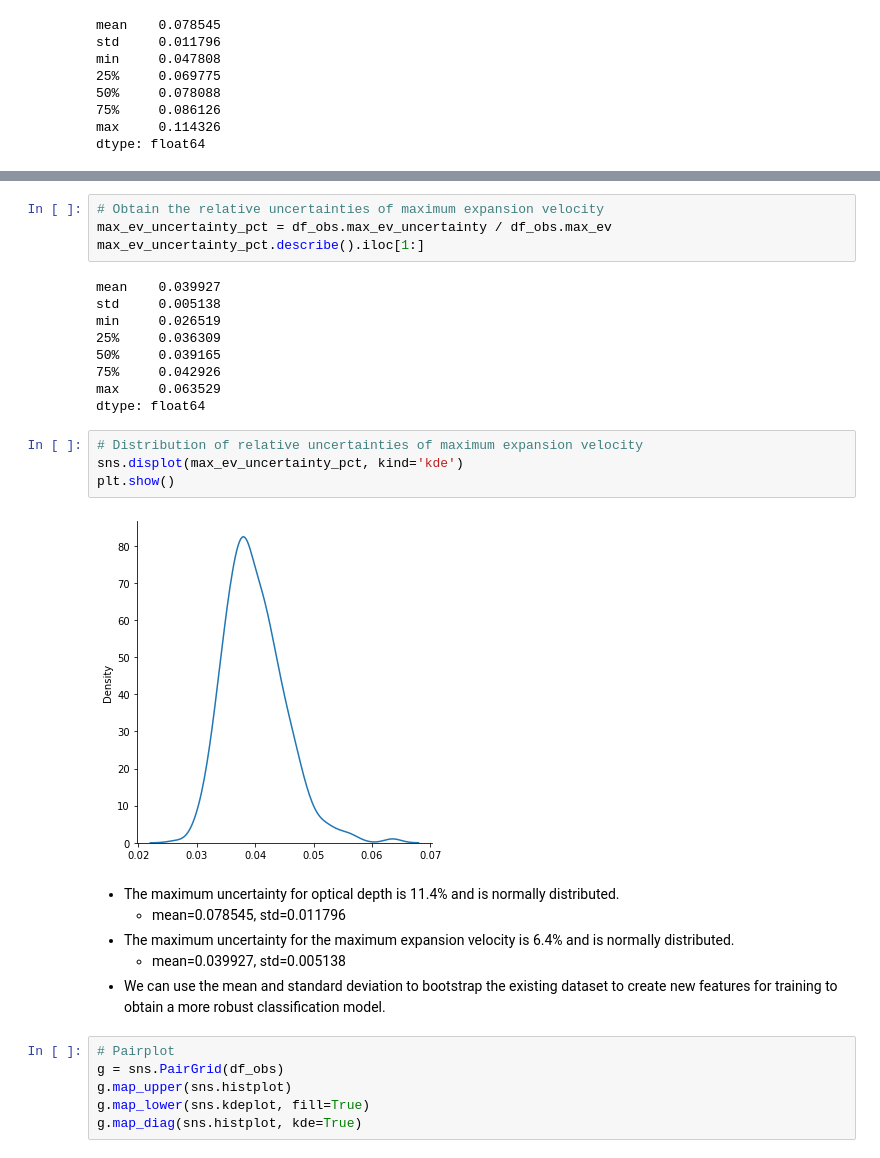
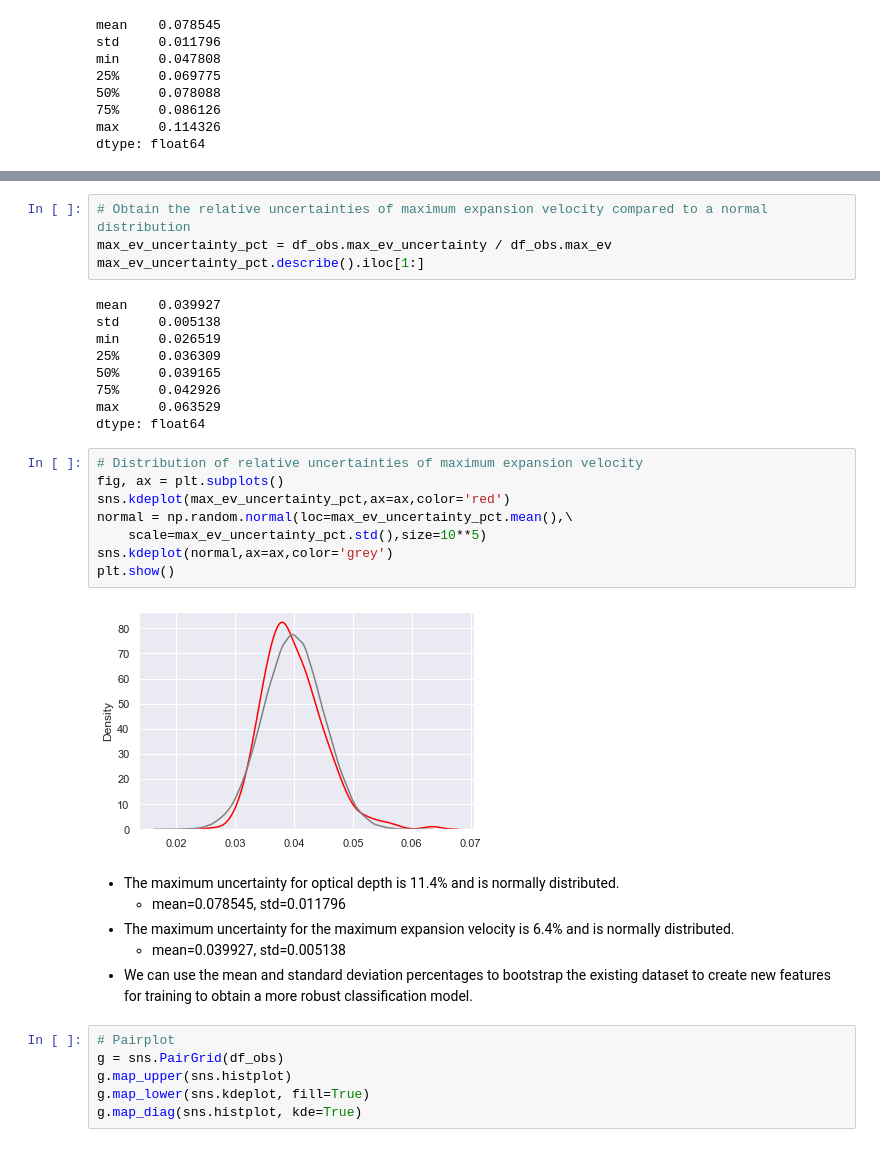
Before and after one commit to themattonthefloor/LOX, a Jupyter notebook: notebooks/student_evaluation.ipynb, the cells around one changed output, grey strips where cells are left out. Saved outputs shown, nothing was run; the diff lists cells and outputs as text.

```diff
--- a/notebooks/student_evaluation.ipynb
+++ b/notebooks/student_evaluation.ipynb
@@ -100,5 +108,5 @@ plt.show()
 # %%
-# Obtain the relative uncertainties of maximum expansion velocity
+# Obtain the relative uncertainties of maximum expansion velocity compared to a normal distribution
 max_ev_uncertainty_pct = df_obs.max_ev_uncertainty / df_obs.max_ev
 max_ev_uncertainty_pct.describe().iloc[1:]
 # %% [output]
@@ -110,18 +118,22 @@ min     0.026519
 75%     0.042926
 max     0.063529
 dtype: float64
-# %%
-# Distribution of relative uncertainties of maximum expansion velocity
-sns.displot(max_ev_uncertainty_pct, kind='kde')
-plt.show()
-# %% [output]
-[figure, removed]
+# %%
+# Distribution of relative uncertainties of maximum expansion velocity
+fig, ax = plt.subplots()
+sns.kdeplot(max_ev_uncertainty_pct,ax=ax,color='red')
+normal = np.random.normal(loc=max_ev_uncertainty_pct.mean(),\
+    scale=max_ev_uncertainty_pct.std(),size=10**5)
+sns.kdeplot(normal,ax=ax,color='grey')
+plt.show()
+# %% [output]
+[figure, added]
 # %% [markdown]
 - The maximum uncertainty for optical depth is 11.4% and is normally distributed.
     - mean=0.078545, std=0.011796
 - The maximum uncertainty for the maximum expansion velocity is 6.4% and is normally distributed.
     - mean=0.039927, std=0.005138
-- We can use the mean and standard deviation to bootstrap the existing dataset to create new features for training to obtain a more robust classification model.
+- We can use the mean and standard deviation percentages to bootstrap the existing dataset to create new features for training to obtain a more robust classification model.
 # %%
 # Pairplot
 g = sns.PairGrid(df_obs)
```
Also changed, not shown: parts of 21 cells of this notebook.
